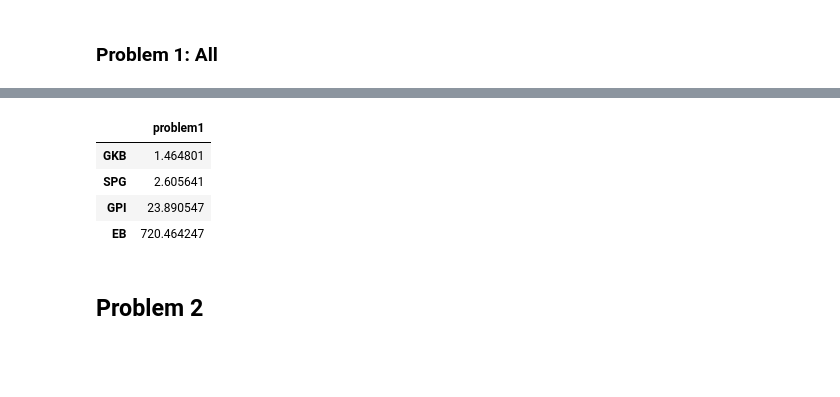
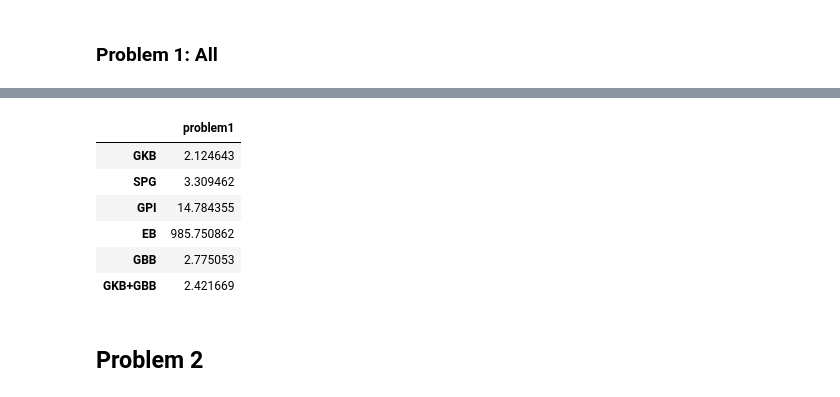
Before and after one commit to melissawm/skprocrustes, a Jupyter notebook: Results March 2019.ipynb, the cells around one changed output, grey strips where cells are left out. Saved outputs shown, nothing was run; the diff lists cells and outputs as text; code cells hidden in the pictures; blank space fills up the shorter version.

Commit message:
Running first results.

```diff
--- a/Results.ipynb
+++ b/Results March 2019.ipynb
@@ -114,13 +182,15 @@ Text(0.5,1,'Problem 1')
 # %%
-results = pd.DataFrame({ 'GKB' : [t1_gkb], 'SPG' : [t1_spg], 'GPI' : [t1_gpi], 'EB' : [t1_eb]}, index=['problem1'])
+results = pd.DataFrame({ 'GKB' : [t1_gkb], 'SPG' : [t1_spg], 'GPI' : [t1_gpi], 'EB' : [t1_eb], 'GBB' : [t1_gbb], 'GKB+GBB' : [t1_gkbgbb]}, index=['problem1'])
 results = results.T
 results
 # %% [output]
 |  | problem1 |
-| GKB | 1.464801 |
-| SPG | 2.605641 |
-| GPI | 23.890547 |
-| EB | 720.464247 |
+| GKB | 2.124643 |
+| SPG | 3.309462 |
+| GPI | 14.784355 |
+| EB | 985.750862 |
+| GBB | 2.775053 |
+| GKB+GBB | 2.421669 |
 # %% [markdown]
 ## Problem 2
 # %%
```
Also changed, not shown: parts of 27 cells of this notebook, 1 other file.
